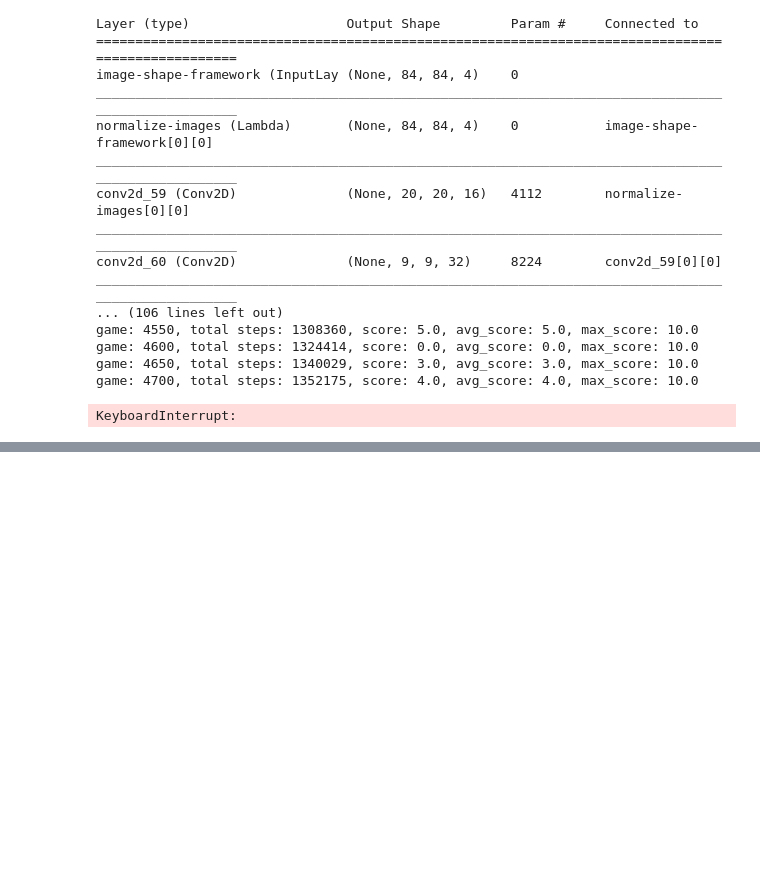
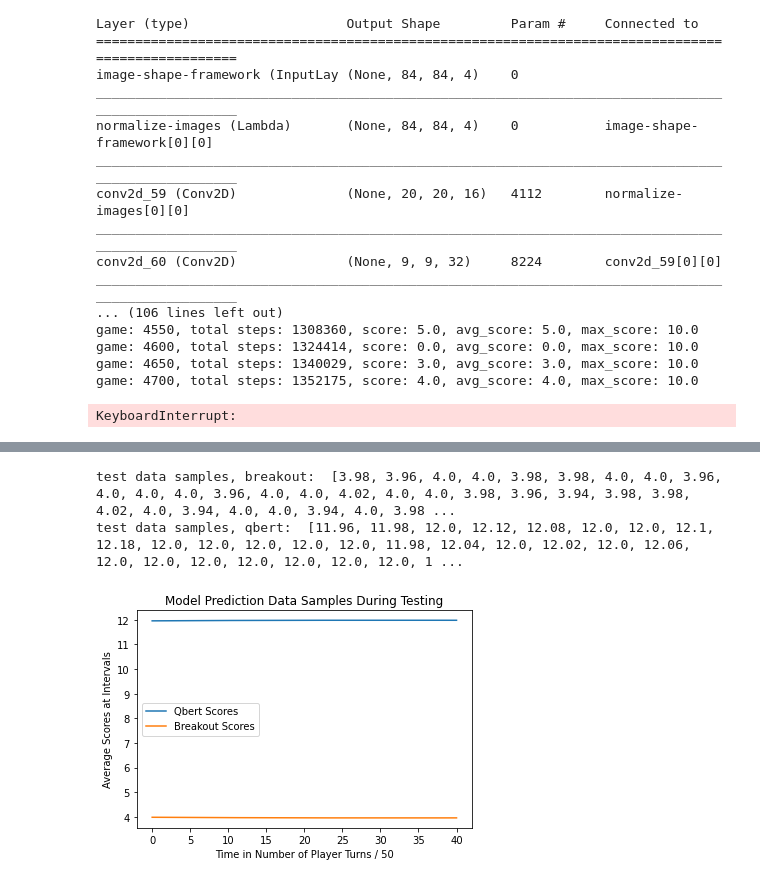
Before and after one commit to johnsocf/OPENAI-FINAL, a Jupyter notebook: OpenAi-Deep-Q-Network.ipynb, the cells around one changed output, grey strips where cells are left out. Drawn from its saved outputs; the diff is of its cells as text; code cells hidden in the pictures; blank space fills up the shorter version.

Commit message:
checkpoint as qbert runs

```diff
--- a/OpenAi-Deep-Q-Network.ipynb
+++ b/OpenAi-Deep-Q-Network.ipynb
@@ -684,37 +720,43 @@ plt.show()
 # %%
 from scipy.interpolate import make_interp_spline
 def normalize_data(my_data):
     return [i/len(my_data) for i in my_data]
 # test_data_breakout = [3.98, 3.96, 3.98, 4.0, 4.0, 4.0]
 # test_data_qbert = [ 12.0, 12.14, 11.98, 12.2, 12, 12]
 TEST_DATA_1 = test_data_breakout
-TEST_DATA_2 = test_data_qbert
+# qbert.
+TEST_DATA_2 = avg_game_scores_spaci_testing
 
 
 x_len = len(TEST_DATA_1)
 time_series = [i * 50 for i in range(0, x_len)]
 x_len_minus = x_len
 
 x = np.array(time_series[:x_len_minus])
 y_b = np.array(TEST_DATA_1[:x_len_minus])
 y_s = np.array(TEST_DATA_2[:x_len_minus])
 x_new = np.linspace(0, len(time_series), 10000)
 
 a_BSpline_b = make_interp_spline(x, y_b)
 a_BSpline_s = make_interp_spline(x, y_s)
 
 y_new_b = a_BSpline_b(x_new)
 y_new_s = a_BSpline_s(x_new)
 
+plt.plot(x_new, y_new_s)
 plt.plot(x_new, y_new_b)
-plt.plot(x_new, y_new_s)
 
-print(test_data_breakout)
-plt.title('Training')
+print('test data samples, breakout: ', TEST_DATA_1)
+print('test data samples, qbert: ', TEST_DATA_2)
+plt.title('Model Prediction Data Samples During Testing')
 plt.ylabel('Average Scores at Intervals')
 plt.xlabel('Time in Number of Player Turns / 50')
 plt.legend(['Qbert Scores', 'Breakout Scores'], loc='center left')
 plt.show()
+# %% [output]
+test data samples, breakout:  [3.98, 3.96, 4.0, 4.0, 3.98, 3.98, 4.0, 4.0, 3.96, 4.0, 4.0, 4.0, 3.96, 4.0, 4.0, 4.02, 4.0, 4.0, 3.98, 3.96, 3.94, 3.98, 3.98, 4.02, 4.0, 3.94, 4.0, 4.0, 3.94, 4.0, 3.98 ...
+test data samples, qbert:  [11.96, 11.98, 12.0, 12.12, 12.08, 12.0, 12.0, 12.1, 12.18, 12.0, 12.0, 12.0, 12.0, 12.0, 11.98, 12.04, 12.0, 12.02, 12.0, 12.06, 12.0, 12.0, 12.0, 12.0, 12.0, 12.0, 12.0, 1 ...
+[figure, added]
 # %%
 # from fist 4700 games of breakout recorded, but thread never finished before interruption so copied them over.
 x = [0, 3.0, 1.0, 1.0, 1.0, 0.0, 0.0, 0.0, 0.0, 8.0, 0.0, 0.0, 0.0, 0.0, 4.0, 4.0, 4.0, 4.0, 0.0, 0.0]
```
Also changed, not shown: parts of 3 cells of this notebook.
